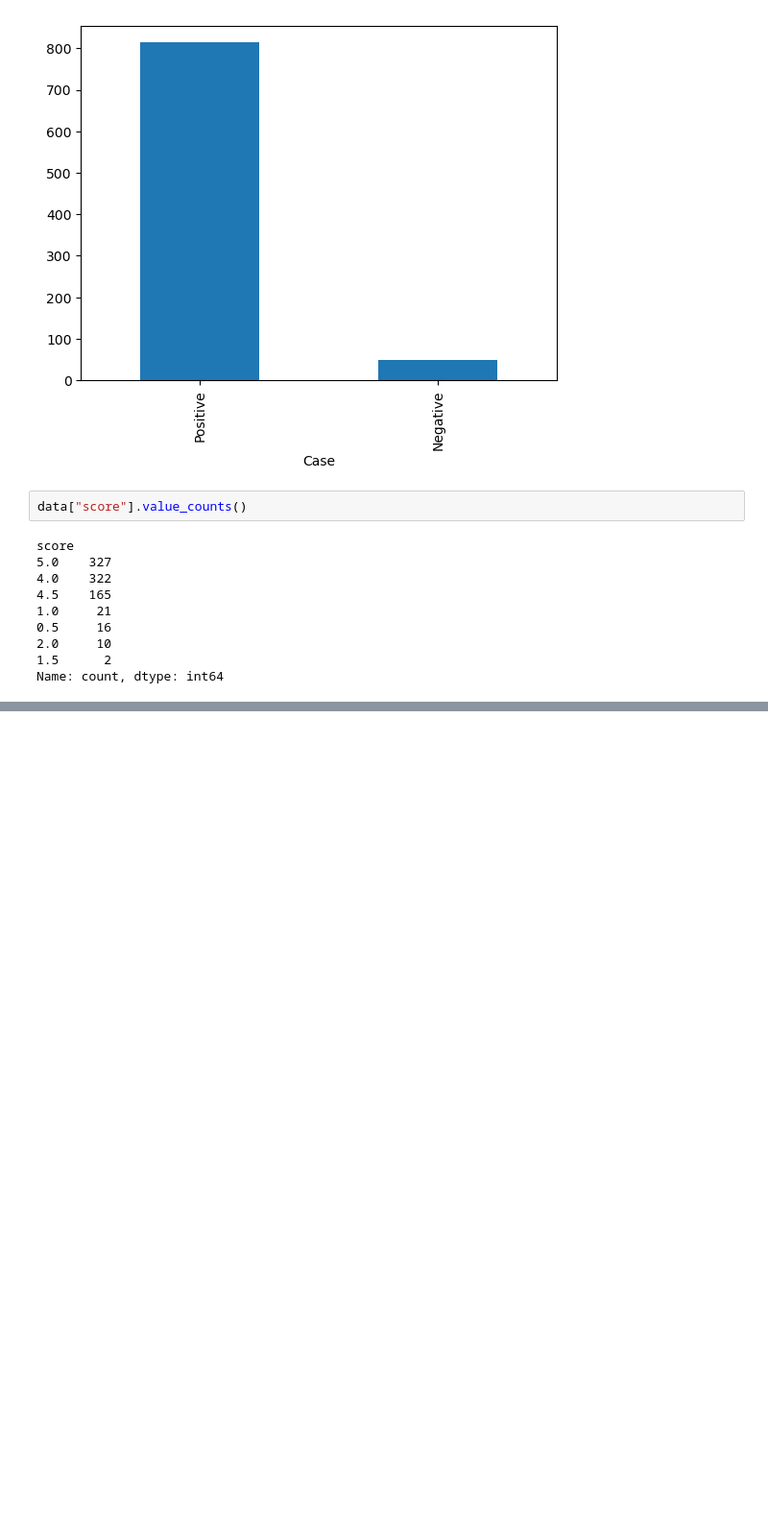
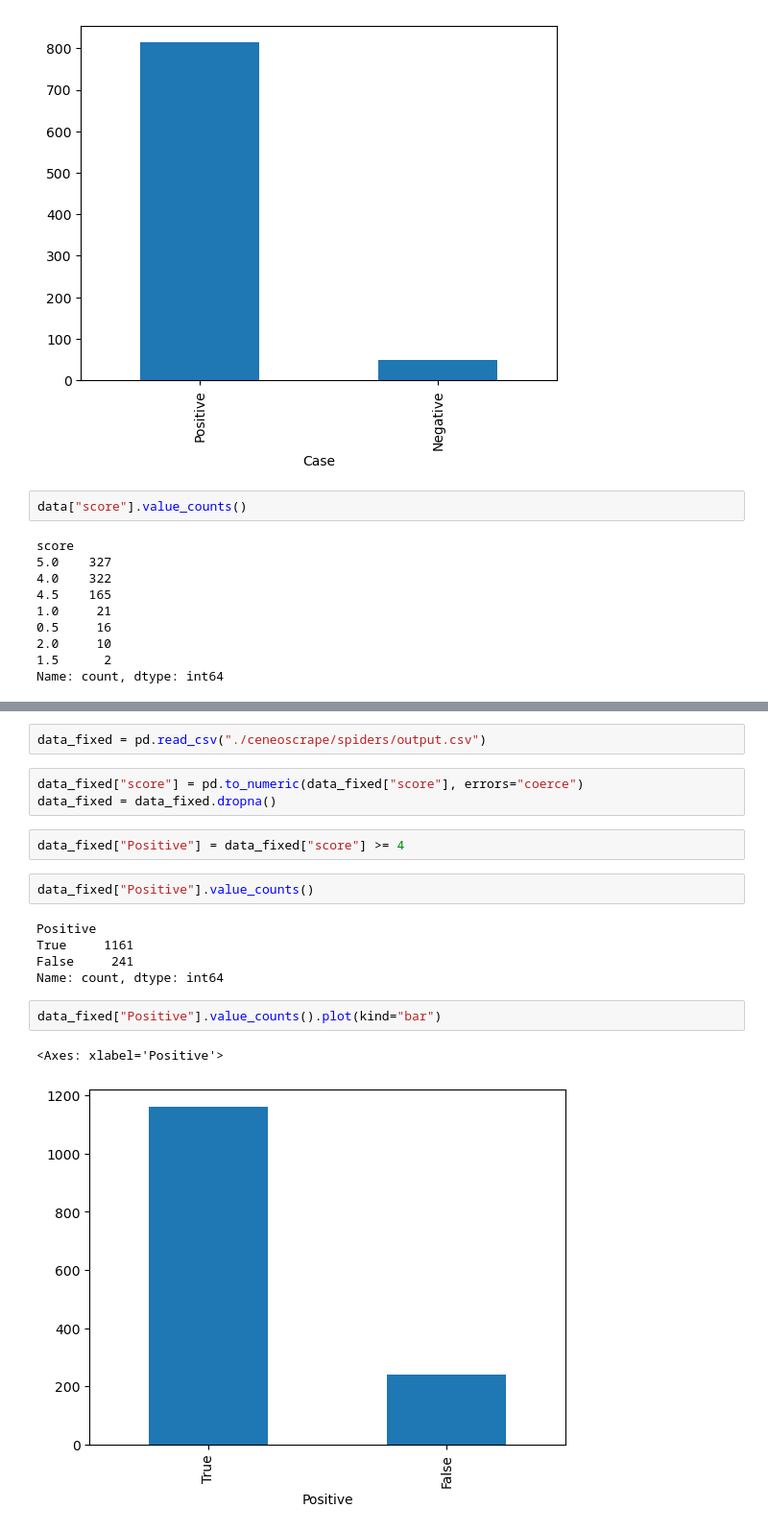
Before and after one commit to LazyDart/Ceneo-Scrape, a Jupyter notebook: First Count Analysis.ipynb, the cells around one changed output, grey strips where cells are left out. Shown at 96% size. Saved outputs shown, nothing was run; the diff lists cells and outputs as text; blank space fills up the shorter version.

Commit message:
Fixed invalid negative/positive cases. Now negative function will properly seek negative values.

```diff
--- a/First Count Analysis.ipynb
+++ b/First Count Analysis.ipynb
@@ -34,0 +55,19 @@ Name: count, dtype: int64
+# %%
+data_fixed = pd.read_csv("./ceneoscrape/spiders/output.csv")
+# %%
+data_fixed["score"] = pd.to_numeric(data_fixed["score"], errors="coerce")
+data_fixed = data_fixed.dropna()
+# %%
+data_fixed["Positive"] = data_fixed["score"] >= 4
+# %%
+data_fixed["Positive"].value_counts()
+# %% [output]
+Positive
+True     1161
+False     241
+Name: count, dtype: int64
+# %%
+data_fixed["Positive"].value_counts().plot(kind="bar")
+# %% [output]
+<Axes: xlabel='Positive'>
+[figure, added]
```
Also changed, not shown: parts of 2 cells of this notebook, 1 other file.
